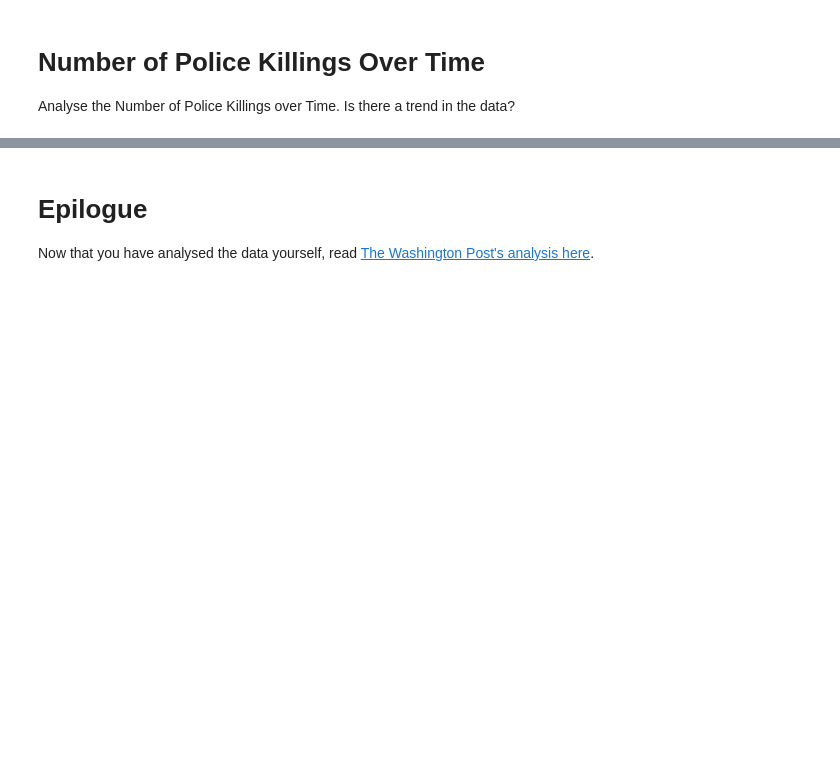
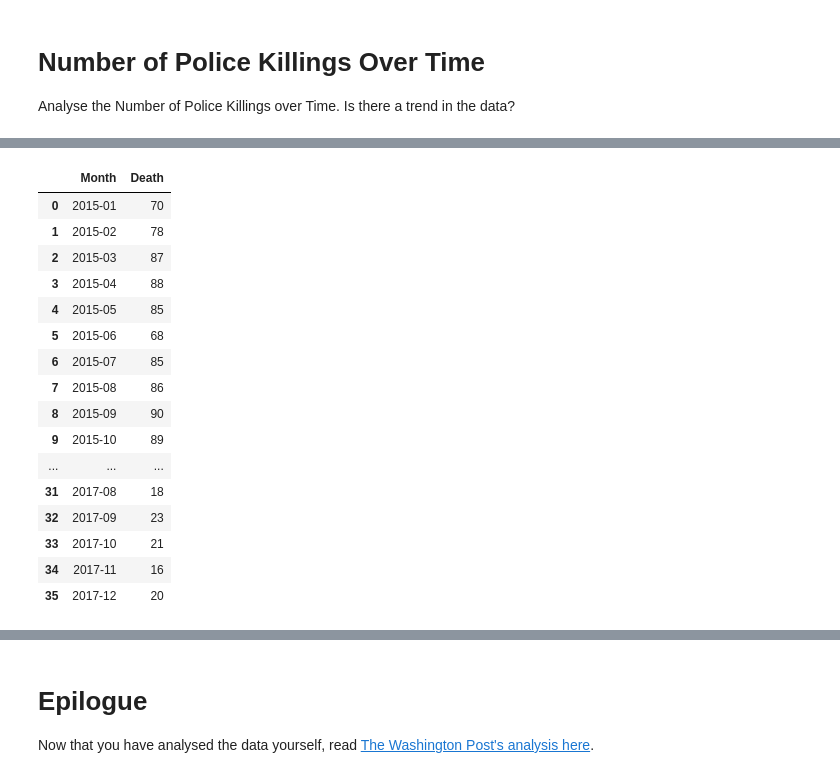
Before and after one commit to chgwyellow/Death-involving-Police-in-the-USA, a Jupyter notebook: Fatal_Force.ipynb, the cells around one changed output, grey strips where cells are left out. Cells and saved outputs as stored; diff of their text form; code cells hidden in the pictures; blank space fills up the shorter version.

```diff
--- a/Fatal_Force.ipynb
+++ b/Fatal_Force.ipynb
@@ -729,0 +748,21 @@ Analyse the Number of Police Killings over Time. Is there a trend in the data?
+# %%
+df_trend_by_month = df_fatalities.groupby("Month")["id"].count().reset_index(name="Death")
+df_trend_by_month
+# %% [output]
+|  | Month | Death |
+| 0 | 2015-01 | 70 |
+| 1 | 2015-02 | 78 |
+| 2 | 2015-03 | 87 |
+| 3 | 2015-04 | 88 |
+| 4 | 2015-05 | 85 |
+| 5 | 2015-06 | 68 |
+| 6 | 2015-07 | 85 |
+| 7 | 2015-08 | 86 |
+| 8 | 2015-09 | 90 |
+| 9 | 2015-10 | 89 |
+| ... | ... | ... |
+| 31 | 2017-08 | 18 |
+| 32 | 2017-09 | 23 |
+| 33 | 2017-10 | 21 |
+| 34 | 2017-11 | 16 |
+| 35 | 2017-12 | 20 |
```
Also changed, not shown: parts of 5 cells of this notebook.
